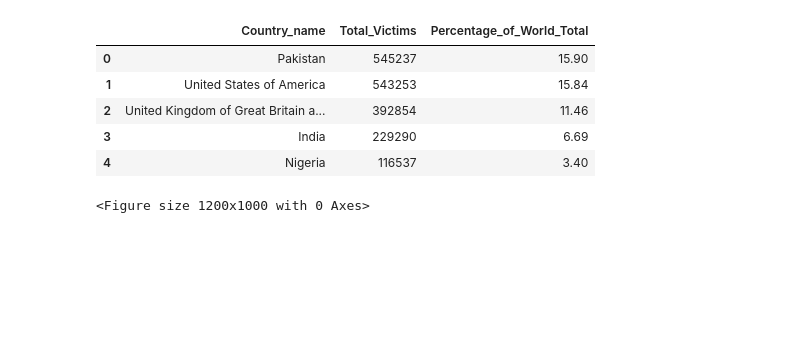
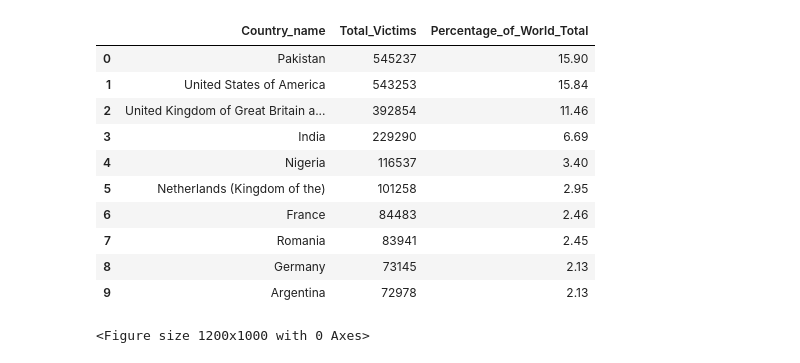
Before and after one commit to mari21041/first_project, a Jupyter notebook: data/Grafics/Grafics project.ipynb, the cells around one changed output. Cells and saved outputs as stored; diff of their text form; code cells hidden in the pictures; blank space fills up the shorter version.

```diff
--- a/data/Grafics/Grafics project.ipynb
+++ b/data/Grafics/Grafics project.ipynb
@@ -1,16 +1,21 @@
 # %%
 import pandas as pd
 
 df_victims = pd.read_csv("total_victims_globally.csv")
 
-df_victims.head()
+display(df_victims)
 # %% [output]
 |  | Country_name | Total_Victims | Percentage_of_World_Total |
 | 0 | Pakistan | 545237 | 15.90 |
 | 1 | United States of America | 543253 | 15.84 |
 | 2 | United Kingdom of Great Britain a... | 392854 | 11.46 |
 | 3 | India | 229290 | 6.69 |
 | 4 | Nigeria | 116537 | 3.40 |
+| 5 | Netherlands (Kingdom of the) | 101258 | 2.95 |
+| 6 | France | 84483 | 2.46 |
+| 7 | Romania | 83941 | 2.45 |
+| 8 | Germany | 73145 | 2.13 |
+| 9 | Argentina | 72978 | 2.13 |
 # %%
 rename_dict = {
     "United States of America": "USA",
```
Also changed, not shown: parts of 6 cells of this notebook, 21 other files.
